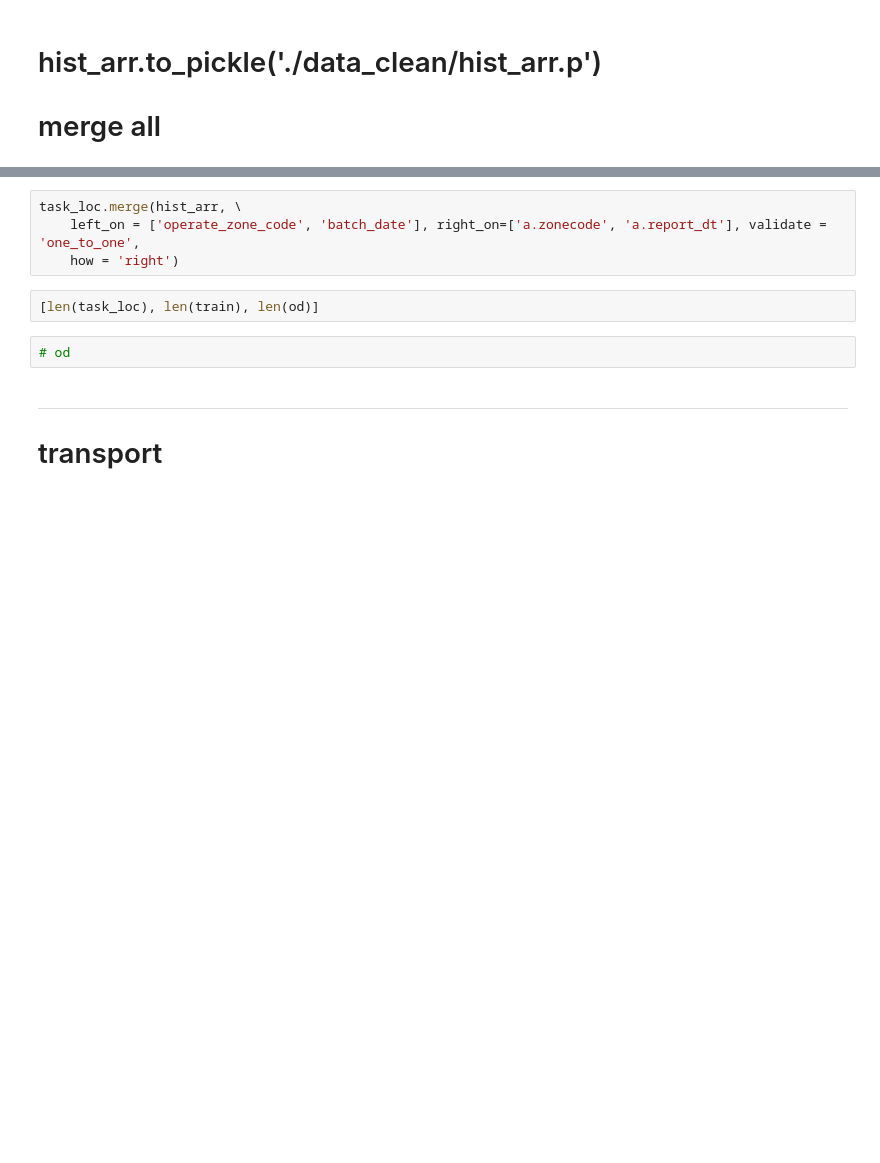
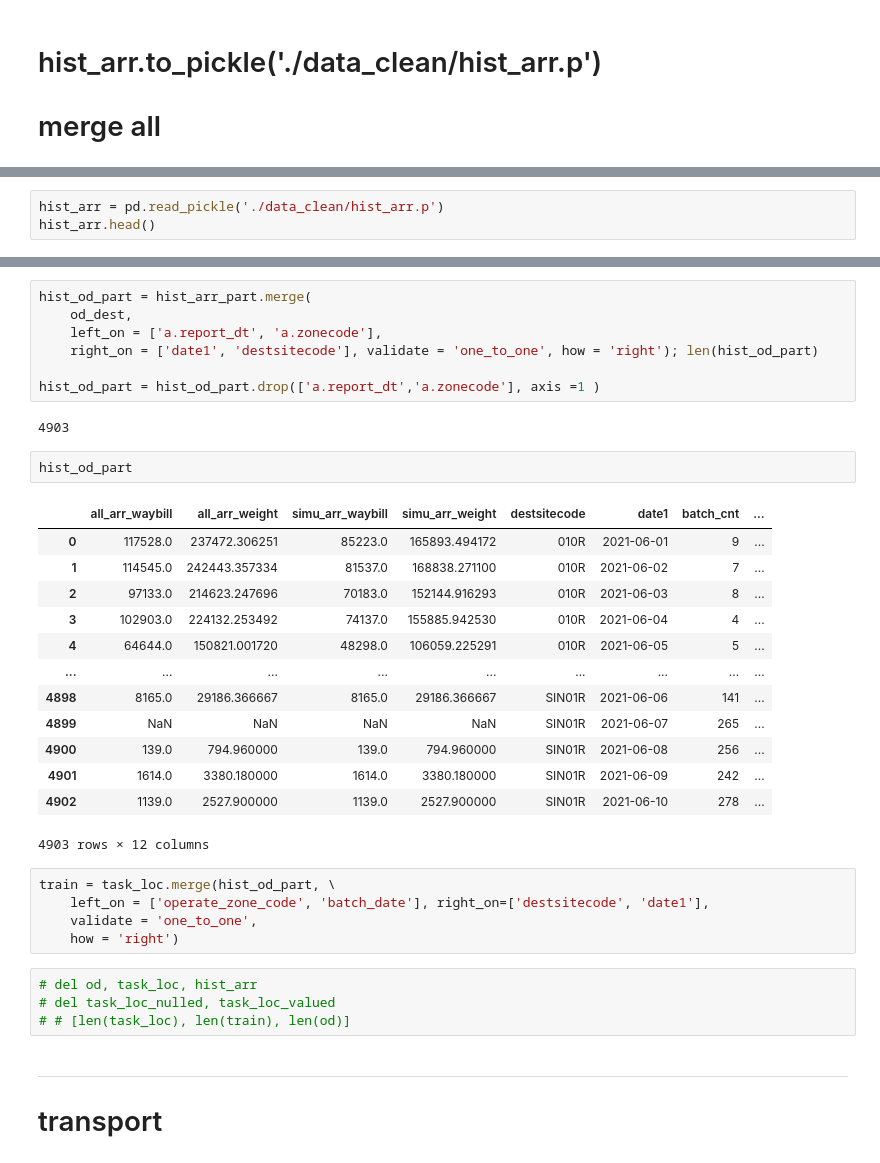
Before and after one commit to fyenne/play7_comp, a Jupyter notebook: data_clea.ipynb, the cells around one changed output, grey strips where cells are left out. Saved outputs shown, nothing was run; the diff lists cells and outputs as text; blank space fills up the shorter version.

```diff
--- a/data_clea.ipynb
+++ b/data_clea.ipynb
@@ -182,0 +195,3 @@ hist_arr.merge(od, left_on = ['a.report_dt', 'a.zonecode'], right_on = '')
+# %%
+hist_arr = pd.read_pickle('./data_clean/hist_arr.p')
+hist_arr.head()
@@ -183,11 +230,37 @@ hist_arr.merge(od, left_on = ['a.report_dt', 'a.zonecode'], right_on = '')
+# %%
+hist_od_part = hist_arr_part.merge(
+    od_dest,
+    left_on = ['a.report_dt', 'a.zonecode'],
+    right_on = ['date1', 'destsitecode'], validate = 'one_to_one', how = 'right'); len(hist_od_part)
+
+hist_od_part = hist_od_part.drop(['a.report_dt','a.zonecode'], axis =1 )
+# %% [output]
+4903
+# %%
+hist_od_part
+# %% [output]
+|  | all_arr_waybill | all_arr_weight | simu_arr_waybill | simu_arr_weight | destsitecode | date1 | batch_cnt | ... |
+| 0 | 117528.0 | 237472.306251 | 85223.0 | 165893.494172 | 010R | 2021-06-01 | 9 | ... |
+| 1 | 114545.0 | 242443.357334 | 81537.0 | 168838.271100 | 010R | 2021-06-02 | 7 | ... |
+| 2 | 97133.0 | 214623.247696 | 70183.0 | 152144.916293 | 010R | 2021-06-03 | 8 | ... |
+| 3 | 102903.0 | 224132.253492 | 74137.0 | 155885.942530 | 010R | 2021-06-04 | 4 | ... |
+| 4 | 64644.0 | 150821.001720 | 48298.0 | 106059.225291 | 010R | 2021-06-05 | 5 | ... |
+| ... | ... | ... | ... | ... | ... | ... | ... | ... |
+| 4898 | 8165.0 | 29186.366667 | 8165.0 | 29186.366667 | SIN01R | 2021-06-06 | 141 | ... |
+| 4899 | NaN | NaN | NaN | NaN | SIN01R | 2021-06-07 | 265 | ... |
+| 4900 | 139.0 | 794.960000 | 139.0 | 794.960000 | SIN01R | 2021-06-08 | 256 | ... |
+| 4901 | 1614.0 | 3380.180000 | 1614.0 | 3380.180000 | SIN01R | 2021-06-09 | 242 | ... |
+| 4902 | 1139.0 | 2527.900000 | 1139.0 | 2527.900000 | SIN01R | 2021-06-10 | 278 | ... |
+4903 rows × 12 columns
 # %%
-task_loc.merge(hist_arr, \
-    left_on = ['operate_zone_code', 'batch_date'], right_on=['a.zonecode', 'a.report_dt'], validate = 'one_to_one',
+train = task_loc.merge(hist_od_part, \
+    left_on = ['operate_zone_code', 'batch_date'], right_on=['destsitecode', 'date1'],
+    validate = 'one_to_one',
     how = 'right')
 # %%
-[len(task_loc), len(train), len(od)]
+# del od, task_loc, hist_arr
+# del task_loc_nulled, task_loc_valued
+# # [len(task_loc), len(train), len(od)]
-# %%
-# od
 # %% [markdown]
 ---
 # transport
```
Also changed, not shown: parts of 15 cells of this notebook.
